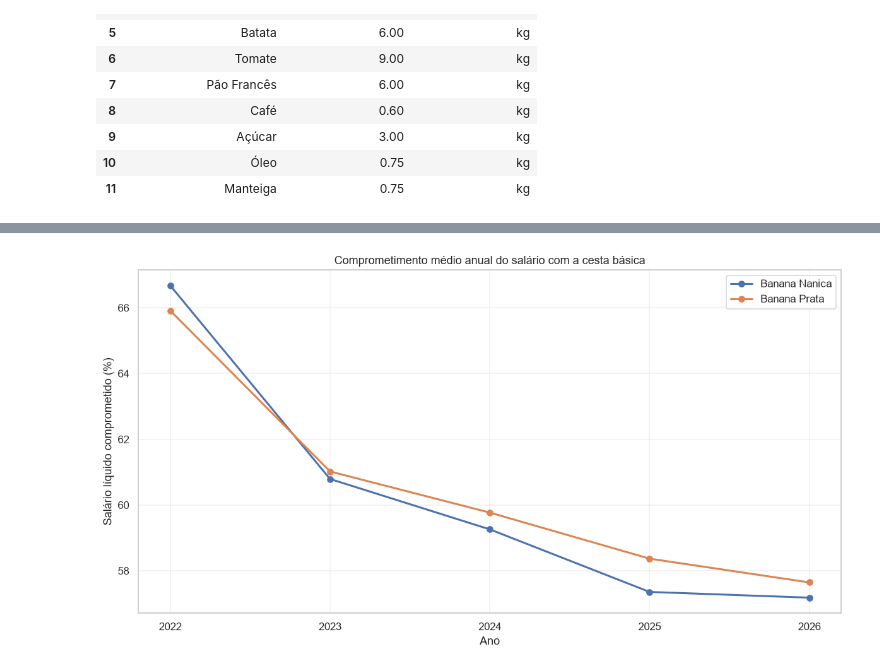
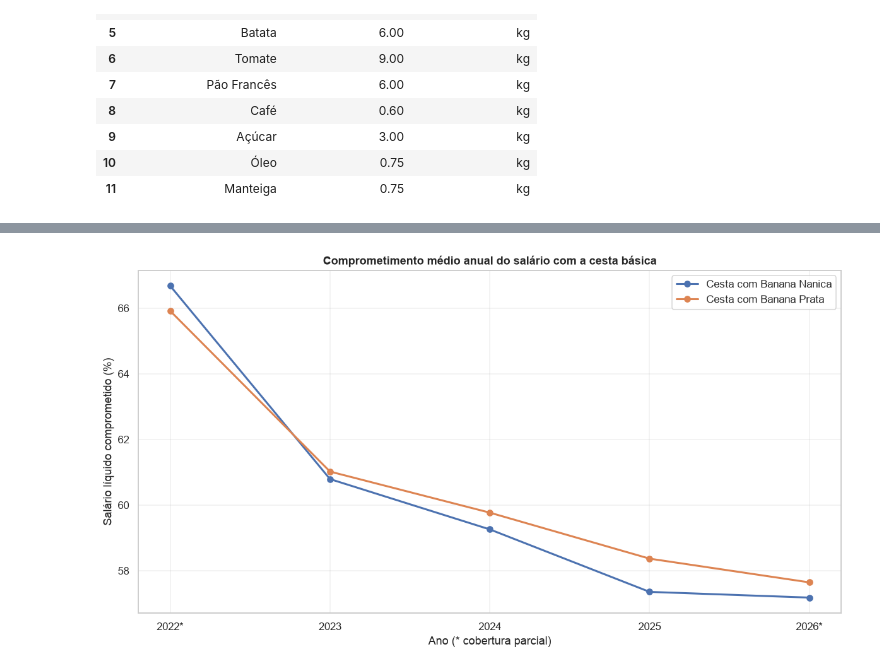
Before and after one commit to Lucas-Ibrahim/cesta-basica-analise, a Jupyter notebook: notebooks/02_acessibilidade.ipynb, the cells around one changed output, grey strips where cells are left out. Drawn from its saved outputs; the diff is of its cells as text; code cells hidden in the pictures.

```diff
--- a/notebooks/02_acessibilidade.ipynb
+++ b/notebooks/02_acessibilidade.ipynb
@@ -515,6 +529,7 @@ for alimento, produtos in correspondencia.items():
             "Alimento": alimento,
             "Produto na base": produto,
             "Registros": len(dados),
+            "Meses disponíveis": dados["mes"].nunique(),
             "Quantidades encontradas": sorted(
                 dados["quantidade"].dropna().unique().tolist()
             )
@@ -781,13 +797,27 @@ produtos_cesta = composicao["produto"].tolist()
 
 disponiveis = sorted(df_mensal["produto"].unique())
 
+total_meses = df_mensal["mes"].nunique()
+
 for produto in produtos_cesta:
+    meses = df_mensal.loc[
+        df_mensal["produto"] == produto, "mes"
+    ].nunique()
+
     if produto in disponiveis:
-        print(f"OK - {produto}")
+        print(f"OK - {produto}: {meses}/{total_meses} meses")
     else:
         print(f"FALTA - {produto}")
 
 print("\nBananas:")
+
 for produto in ["Banana Nanica", "Banana Prata"]:
-    print(f"{produto}: {'OK' if produto in disponiveis else 'FALTA'}")
+    meses = df_mensal.loc[
+        df_mensal["produto"] == produto, "mes"
+    ].nunique()
+
+    if produto in disponiveis:
+        print(f"OK - {produto}: {meses}/{total_meses} meses")
+    else:
+        print(f"FALTA - {produto}")
 # %% [output]
@@ -1350,6 +1604,7 @@ for ano, dados_ano in resultado_cesta.groupby("ano"):
         resumos.append({
             "ano": ano,
             "cenario": nome,
+            "n_meses": dados_ano["mes"].nunique(),
             "custo_medio": dados_ano[colunas["custo"]].mean(),
             "comprometimento_medio": dados_ano[colunas["comprometimento"]].mean(),
             "horas_medias": dados_ano[colunas["horas"]].mean()
@@ -1373,34 +1650,47 @@ display(resumo_anual.round(2))
 # %%
-import matplotlib.pyplot as plt
-
 plt.figure(figsize=(11, 6))
 
 for cenario in ["Banana Nanica", "Banana Prata"]:
 
     dados = resumo_anual[
         resumo_anual["cenario"] == cenario
     ]
 
     plt.plot(
         dados["ano"],
         dados["comprometimento_medio"],
         marker="o",
         linewidth=2,
-        label=cenario
+        label=f"Cesta com {cenario}"
     )
 
-plt.title("Comprometimento médio anual do salário com a cesta básica")
-plt.xlabel("Ano")
+plt.title(
+    "Comprometimento médio anual do salário com a cesta básica",
+    fontweight="bold"
+)
+
+plt.xlabel("Ano (* cobertura parcial)")
 plt.ylabel("Salário líquido comprometido (%)")
 
-plt.xticks([2022, 2023, 2024, 2025, 2026])
+plt.xticks(
+    [2022, 2023, 2024, 2025, 2026],
+    ["2022*", "2023", "2024", "2025", "2026*"]
+)
+
 plt.grid(True, alpha=0.3)
 plt.legend()
 plt.tight_layout()
 
+# Salvar o gráfico
+plt.savefig(
+    FIG / "comprometimento_anual.png",
+    dpi=150,
+    bbox_inches="tight"
+)
+
 plt.show()
 # %% [output]
-[figure, old version]
+[figure, new version]
 # %% [markdown]
 ### Metodologia e limitações da análise
 
```
Also changed, not shown: parts of 42 cells of this notebook, 4 other files.
